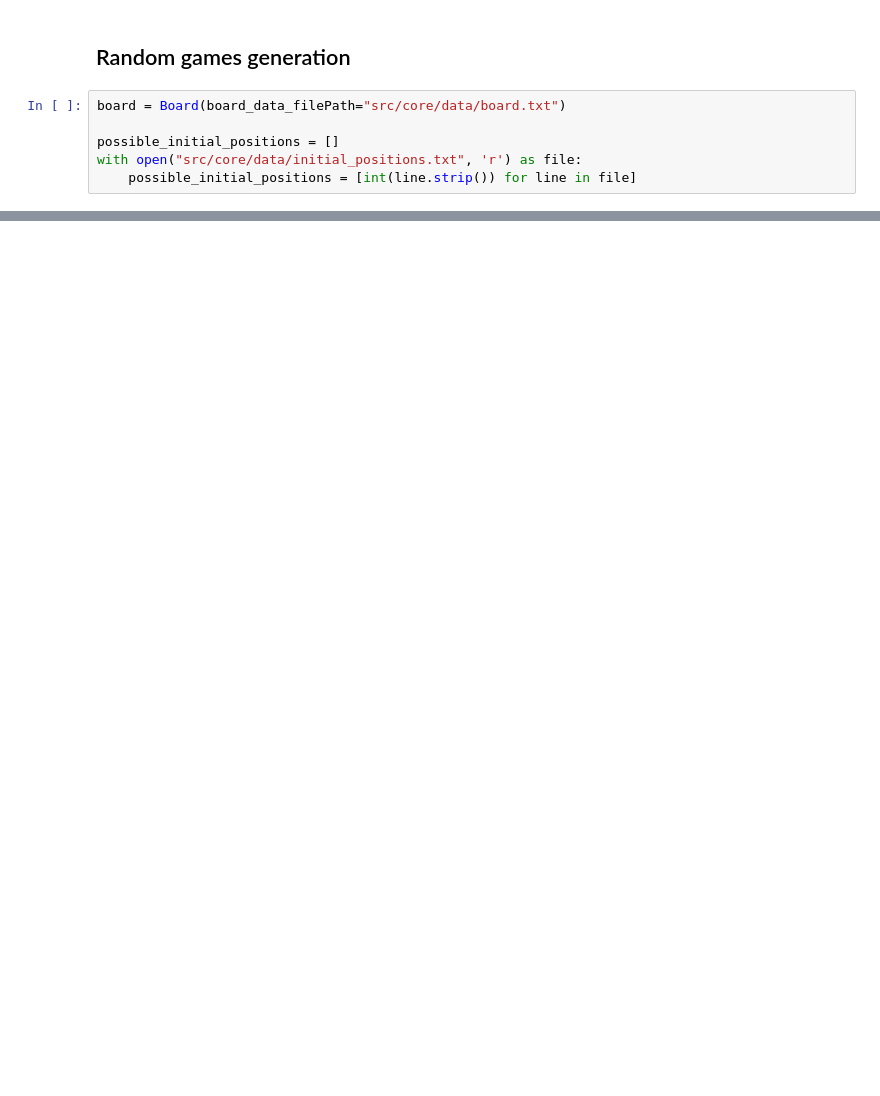
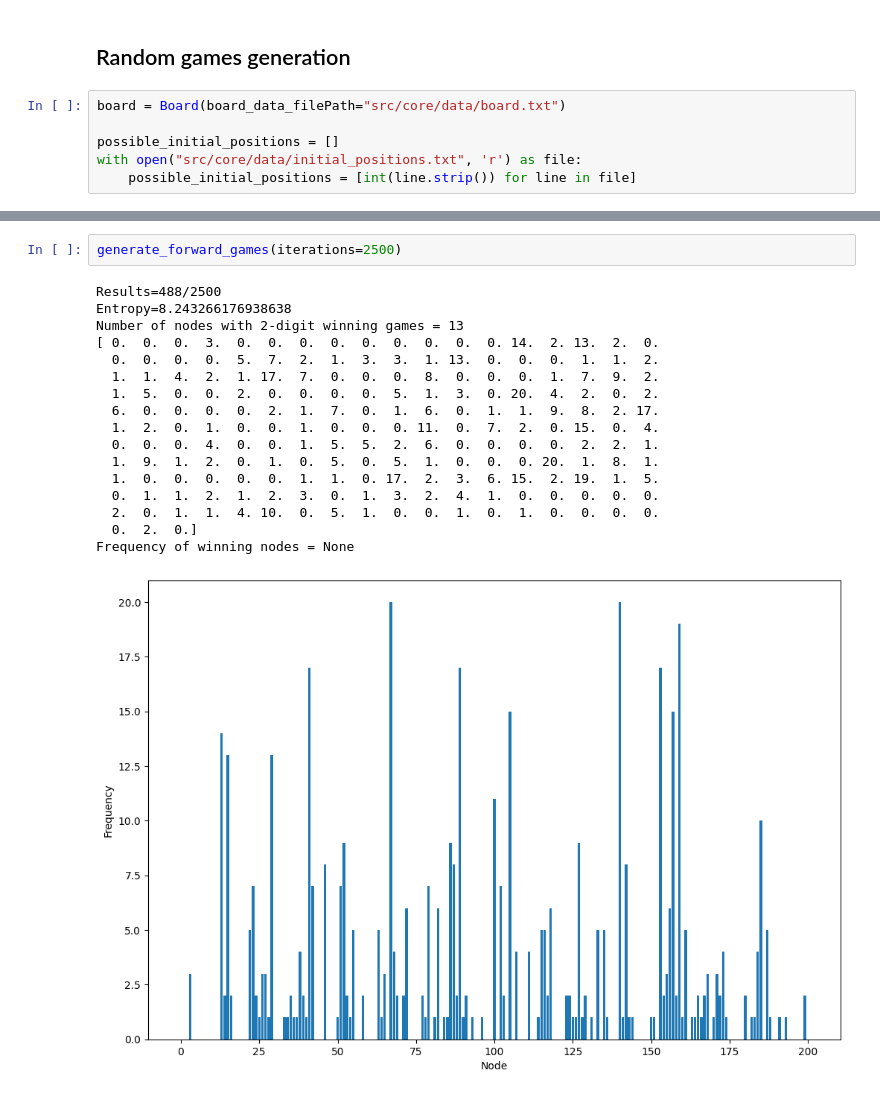
Before and after one commit to ashutoshtiwari128/Scoya, a Jupyter notebook: src/Training/generate_training_data.ipynb, the cells around one changed output, grey strips where cells are left out. Cells and saved outputs as stored; diff of their text form; blank space fills up the shorter version.

```diff
--- a/src/Training/generate_training_data.ipynb
+++ b/src/Training/generate_training_data.ipynb
@@ -184,0 +193,20 @@ array([[10,  8,  4, 10,  8,  4, 10,  8,  4, 10,  8,  4,  5,  2],
+# %%
+generate_forward_games(iterations=2500)
+# %% [output]
+Results=488/2500
+Entropy=8.243266176938638
+Number of nodes with 2-digit winning games = 13
+[ 0.  0.  0.  3.  0.  0.  0.  0.  0.  0.  0.  0.  0. 14.  2. 13.  2.  0.
+  0.  0.  0.  0.  5.  7.  2.  1.  3.  3.  1. 13.  0.  0.  0.  1.  1.  2.
+  1.  1.  4.  2.  1. 17.  7.  0.  0.  0.  8.  0.  0.  0.  1.  7.  9.  2.
+  1.  5.  0.  0.  2.  0.  0.  0.  0.  5.  1.  3.  0. 20.  4.  2.  0.  2.
+  6.  0.  0.  0.  0.  2.  1.  7.  0.  1.  6.  0.  1.  1.  9.  8.  2. 17.
+  1.  2.  0.  1.  0.  0.  1.  0.  0.  0. 11.  0.  7.  2.  0. 15.  0.  4.
+  0.  0.  0.  4.  0.  0.  1.  5.  5.  2.  6.  0.  0.  0.  0.  2.  2.  1.
+  1.  9.  1.  2.  0.  1.  0.  5.  0.  5.  1.  0.  0.  0. 20.  1.  8.  1.
+  1.  0.  0.  0.  0.  0.  1.  1.  0. 17.  2.  3.  6. 15.  2. 19.  1.  5.
+  0.  1.  1.  2.  1.  2.  3.  0.  1.  3.  2.  4.  1.  0.  0.  0.  0.  0.
+  2.  0.  1.  1.  4. 10.  0.  5.  1.  0.  0.  1.  0.  1.  0.  0.  0.  0.
+  0.  2.  0.]
+Frequency of winning nodes = None
+[figure, added]
```
Also changed, not shown: parts of 13 cells of this notebook, 1 other file.
